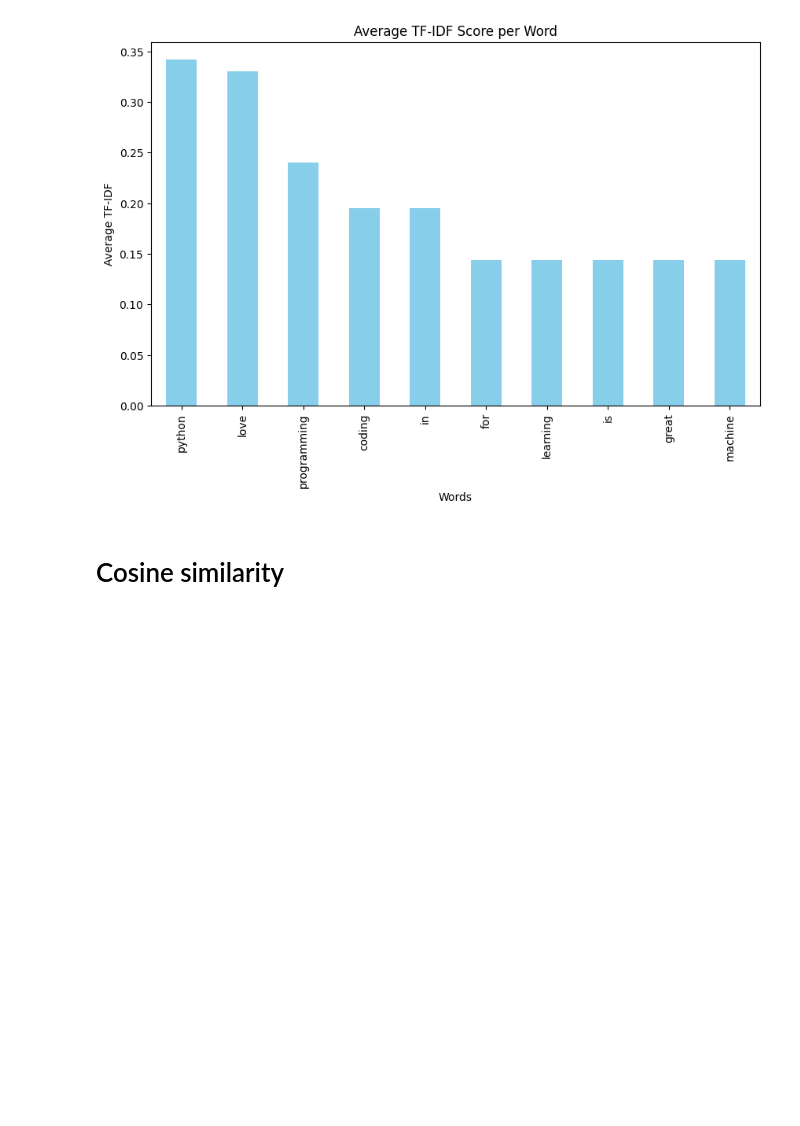
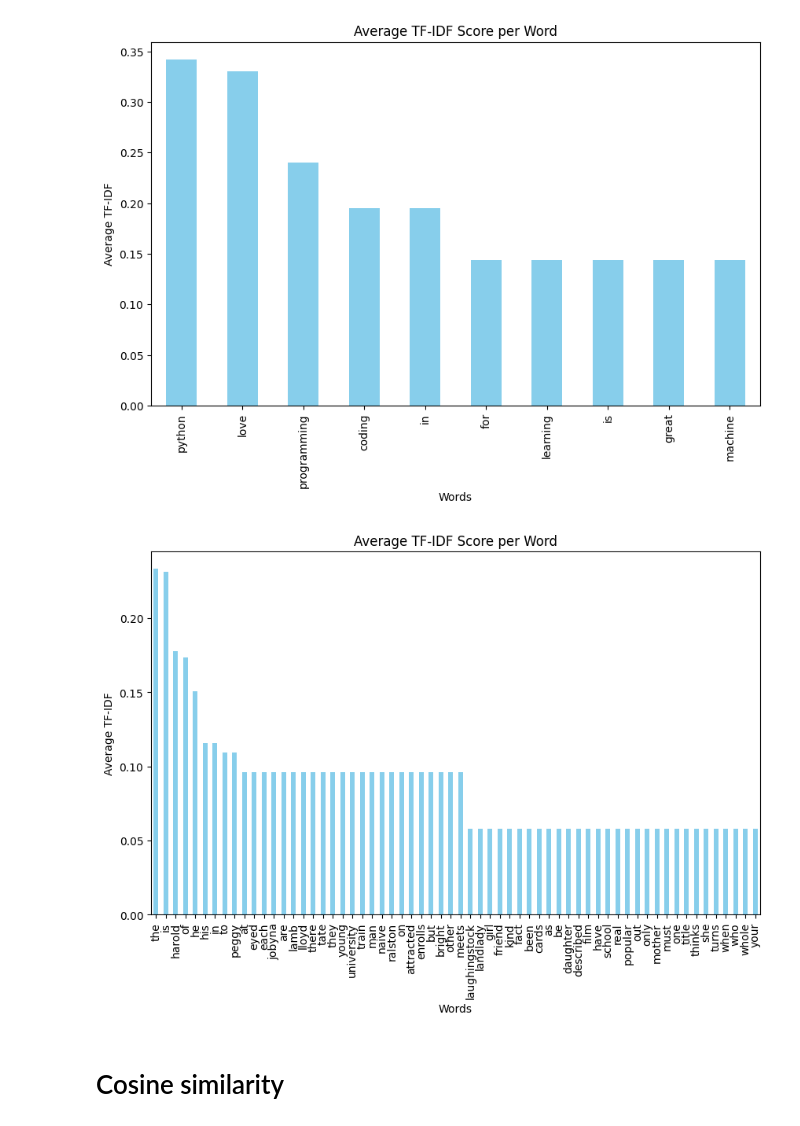
Before and after one commit to IPMSand/NLP-Module, a Jupyter notebook: NLP_lec_3ipynb.ipynb, the cells around one changed output. Cells and saved outputs as stored; diff of their text form; code cells hidden in the pictures; blank space fills up the shorter version.

Commit message:
Some experimented with long passage containing a movie plot. Example 2 (myself)

```diff
--- a/NLP_lec_3ipynb.ipynb
+++ b/NLP_lec_3ipynb.ipynb
@@ -71,6 +71,12 @@ corpus = [
   "i love coding in python",
   # "The Freshman is a 1925 American silent comedy film that tells the story of a college freshman trying to become popular by joining the school football team."
 ]
+# %%
+# corpus 2 for experiment
+corpus2 = [
+   "Harold Lamb (Harold Lloyd), a bright-eyed but naive young man, enrolls at Tate University. On the train there, he meets Peggy (Jobyna Ralston). They are attracted to each other.",
+   "Harold thinks he is popular, when in fact he is the laughingstock of the whole school. His only real friend is Peggy, who turns out to be his landlady's daughter. She is described in one of the film's title cards as the kind of girl your mother must have been",
+]
 # %% [markdown]
 > TF - IDF vectorizer
 # %%
@@ -95,3 +101,14 @@ TF-IDF DataFrame:
 0  0.000000     0.720333  0.425441
 1  0.432385     0.000000  0.255374
 2  0.000000     0.000000  0.345205
+# %%
+# Example 2---->
+#Initialize TF-IDF Vectorizer
+vectorizer = TfidfVectorizer()
+X = vectorizer.fit_transform(corpus2)
+
+# Convert to DataFrame
+df_tfidf = pd.DataFrame(X.toarray(), columns=vectorizer.get_feature_names_out())
+
+print("TF-IDF DataFrame:\n")
+print(df_tfidf)
@@ -119,6 +152,16 @@ plt.xlabel("Words")
 plt.show()
 # %% [output]
 [figure]
+# %%
+# Example 2
+plt.figure(figsize=(10, 6))
+df_tfidf.mean().sort_values(ascending=False).plot(kind="bar", color="skyblue")
+plt.title("Average TF-IDF Score per Word")
+plt.ylabel("Average TF-IDF")
+plt.xlabel("Words")
+plt.show()
+# %% [output]
+[figure, added]
 # %% [markdown]
 # Cosine similarity
 # %%
```
Also changed, not shown: parts of 1 cell of this notebook.
